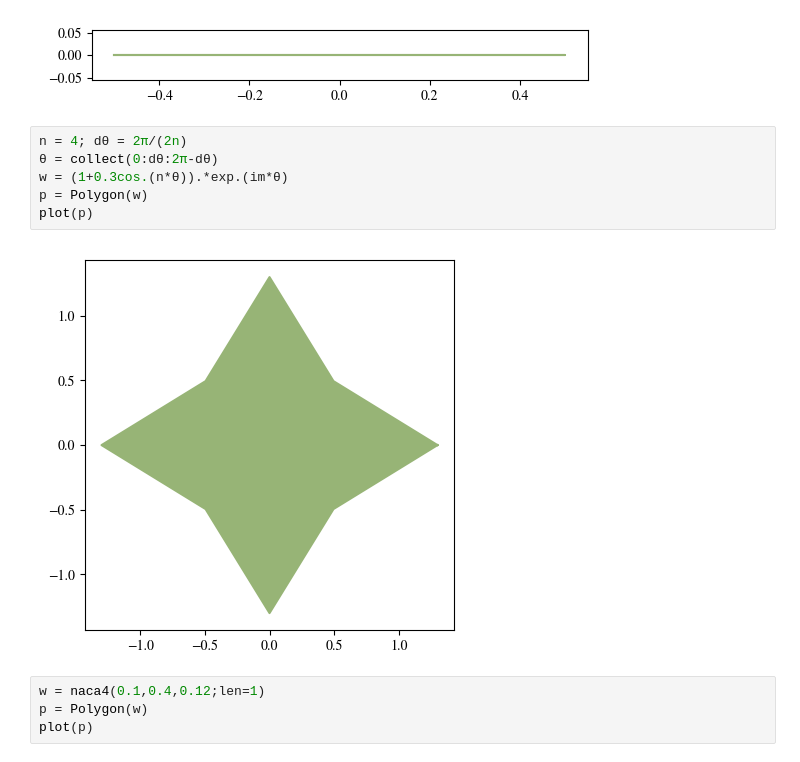
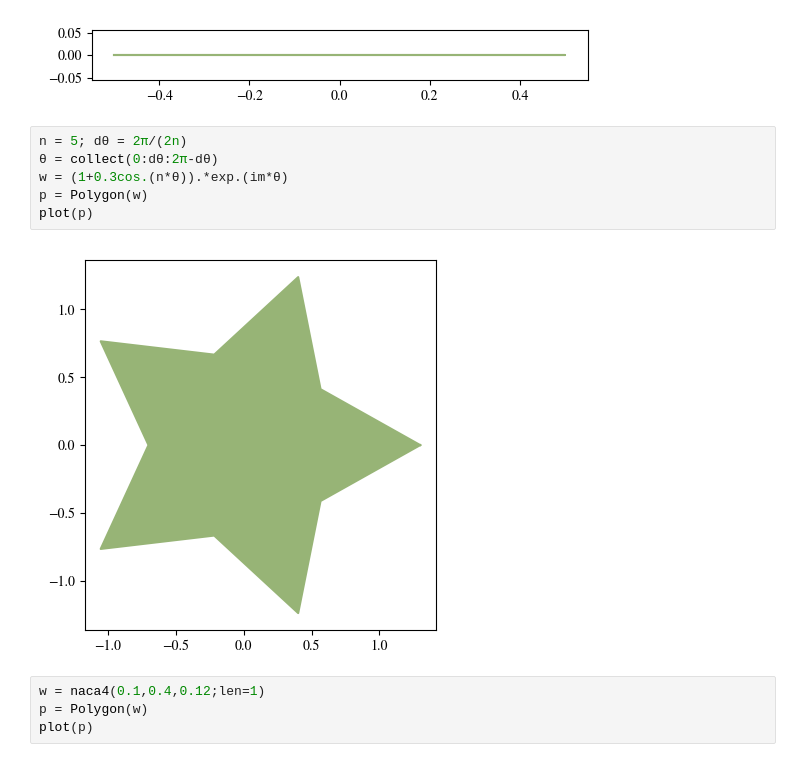
Before and after one commit to jdeldre/SchwarzChristoffel.jl, a Jupyter notebook: src/TestingSC.ipynb, the cells around one changed output. Saved outputs shown, nothing was run; the diff lists cells and outputs as text.

```diff
--- a/src/TestingSC.ipynb
+++ b/src/TestingSC.ipynb
@@ -15,13 +20,13 @@ plot(p)
 # %% [output]
 [figure]
 # %%
-n = 4; dθ = 2π/(2n)
+n = 5; dθ = 2π/(2n)
 θ = collect(0:dθ:2π-dθ)
 w = (1+0.3cos.(n*θ)).*exp.(im*θ)
 p = Polygon(w)
 plot(p)
 # %% [output]
-[figure, old version]
+[figure, new version]
 # %%
 w = naca4(0.1,0.4,0.12;len=1)
 p = Polygon(w)
```
Also changed, not shown: parts of 8 cells of this notebook, 1 other file.
